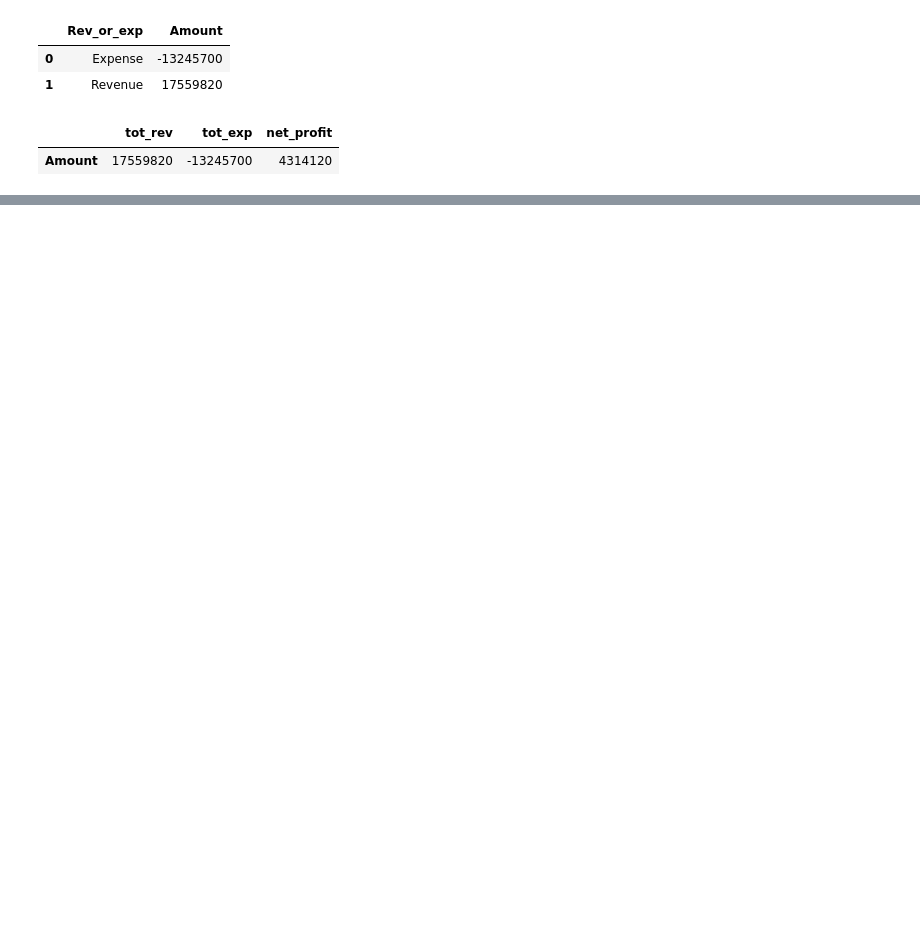
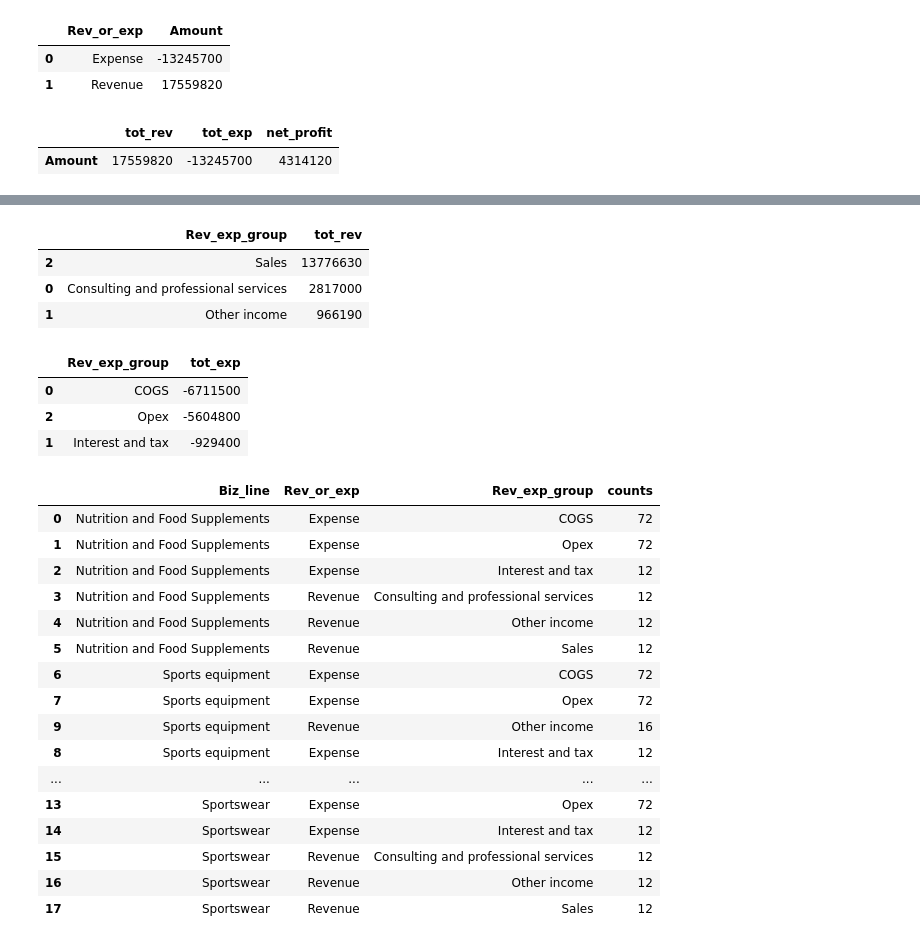
Before and after one commit to djibril968/Python_projects, a Jupyter notebook: Onyx_Financial_Analysis.ipynb, the cells around one changed output, grey strips where cells are left out. Drawn from its saved outputs; the diff is of its cells as text; code cells hidden in the pictures; blank space fills up the shorter version.

```diff
--- a/Onyx_Financial_Analysis.ipynb
+++ b/Onyx_Financial_Analysis.ipynb
@@ -295,3 +297,12 @@ df_rev_exp
 # %% [output]
 |  | tot_rev | tot_exp | net_profit |
 | Amount | 17559820 | -13245700 | 4314120 |
+# %%
+#tot_revenue acros biz line
+
+tot_rev_data_ext = Fin_data.loc[Fin_data['Rev_or_exp']== 'Revenue', ['Biz_line', 'Amount', 'Rev_exp_group', 'Rev_or_exp']]
+
+
+pd.set_option('display.max_rows', 200)
+tot_rev_biz_line = tot_rev_data_ext.groupby('Biz_line')['Amount'].sum().reset_index(name = 'tot_rev').sort_values('tot_rev', ascending = False)
+tot_rev_biz_line
@@ -297,0 +324,11 @@ df_rev_exp
+# %%
+#total_expense across biz lines
+
+#first we extract the data needed for expenses
+
+tot_exp_data_ext = Fin_data.loc[Fin_data['Rev_or_exp']=='Expense', ['Biz_line', 'Amount', 'Expense_subgroup','Rev_exp_group', 'Rev_or_exp']]
+
+
+pd.set_option('display.max_rows', 470)
+tot_exp_biz_line = tot_exp_data_ext.groupby('Biz_line')['Amount'].sum().reset_index(name= 'tot_exp').sort_values('tot_exp', ascending = False)
+tot_exp_biz_line
@@ -297,0 +376,40 @@ df_rev_exp
+# %%
+#total rev across various Rev_exp_group
+
+tot_rev_group = tot_rev_data_ext.groupby('Rev_exp_group')['Amount'].sum().reset_index(name= 'tot_rev').sort_values('tot_rev', ascending= False)
+tot_rev_group
+# %% [output]
+|  | Rev_exp_group | tot_rev |
+| 2 | Sales | 13776630 |
+| 0 | Consulting and professional services | 2817000 |
+| 1 | Other income | 966190 |
+# %%
+#total expenses across various Rev_exp_group
+
+tot_exp_group = tot_exp_data_ext.groupby('Rev_exp_group')['Amount'].sum().reset_index(name= 'tot_exp').sort_values('tot_exp', ascending = True)
+tot_exp_group
+# %% [output]
+|  | Rev_exp_group | tot_exp |
+| 0 | COGS | -6711500 |
+| 2 | Opex | -5604800 |
+| 1 | Interest and tax | -929400 |
+# %%
+Fin_data.groupby(['Biz_line', 'Rev_or_exp'])['Rev_exp_group'].value_counts().reset_index(name='counts').sort_values(['Biz_line', 'counts'], ascending= [True, False])
+# %% [output]
+|  | Biz_line | Rev_or_exp | Rev_exp_group | counts |
+| 0 | Nutrition and Food Supplements | Expense | COGS | 72 |
+| 1 | Nutrition and Food Supplements | Expense | Opex | 72 |
+| 2 | Nutrition and Food Supplements | Expense | Interest and tax | 12 |
+| 3 | Nutrition and Food Supplements | Revenue | Consulting and professional services | 12 |
+| 4 | Nutrition and Food Supplements | Revenue | Other income | 12 |
+| 5 | Nutrition and Food Supplements | Revenue | Sales | 12 |
+| 6 | Sports equipment | Expense | COGS | 72 |
+| 7 | Sports equipment | Expense | Opex | 72 |
+| 9 | Sports equipment | Revenue | Other income | 16 |
+| 8 | Sports equipment | Expense | Interest and tax | 12 |
+| ... | ... | ... | ... | ... |
+| 13 | Sportswear | Expense | Opex | 72 |
+| 14 | Sportswear | Expense | Interest and tax | 12 |
+| 15 | Sportswear | Revenue | Consulting and professional services | 12 |
+| 16 | Sportswear | Revenue | Other income | 12 |
+| 17 | Sportswear | Revenue | Sales | 12 |
```
Also changed, not shown: parts of 8 cells of this notebook.
